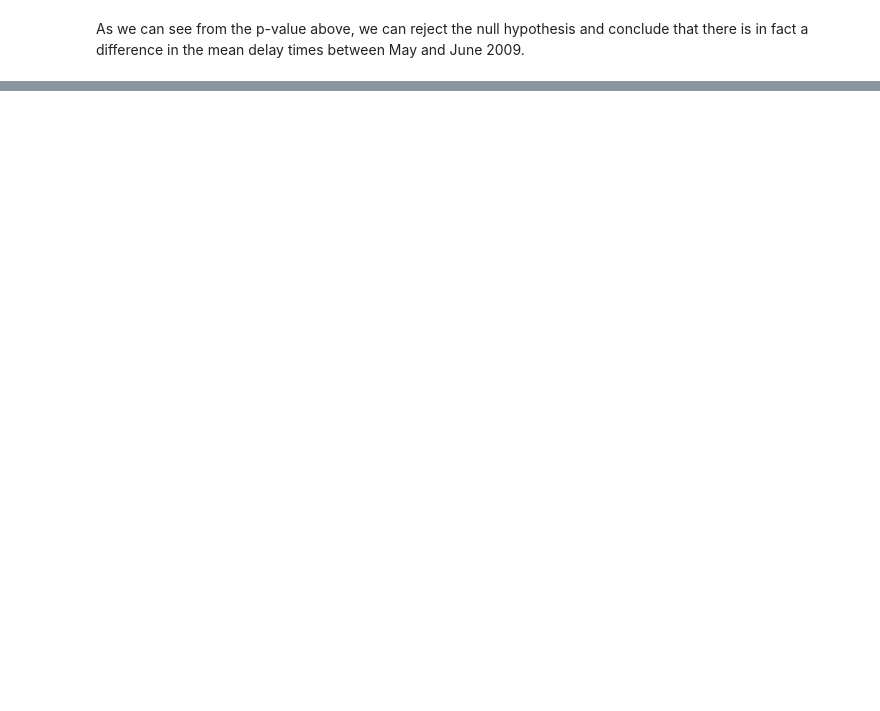
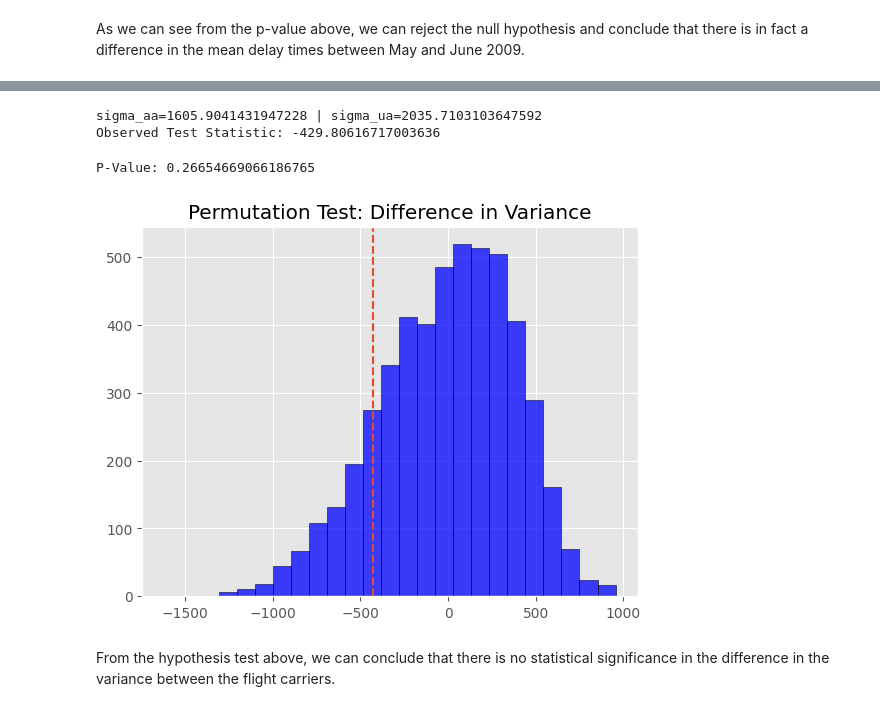
Before and after one commit to tzabilowicz/DataScience, a Jupyter notebook: case_studies/flight_delays.ipynb, the cells around one changed output, grey strips where cells are left out. Cells and saved outputs as stored; diff of their text form; code cells hidden in the pictures; blank space fills up the shorter version.

```diff
--- a/case_studies/flight_delays.ipynb
+++ b/case_studies/flight_delays.ipynb
@@ -235,0 +309,51 @@ As we can see from the p-value above, we can reject the null hypothesis and conc
+# %%
+aa_delays = flight_delays.loc[
+    flight_delays["Carrier"] == "AA", "Delay"
+]
+
+ua_delays = flight_delays.loc[
+    flight_delays["Carrier"] == "UA", "Delay"
+]
+
+sigma_aa = np.var(aa_delays)
+sigma_ua = np.var(ua_delays)
+
+t_obs = sigma_aa - sigma_ua
+
+print(f"sigma_aa={sigma_aa} | sigma_ua={sigma_ua}")
+print(f"Observed Test Statistic: {t_obs}")
+# %% [output]
+sigma_aa=1605.9041431947228 | sigma_ua=2035.7103103647592
+Observed Test Statistic: -429.80616717003636
+# %%
+delay_pool = list(aa_delays) + list(ua_delays)
+n = len(aa_delays)
+
+B = 5000
+t_perm = []
+for b in range(B):
+    np.random.shuffle(delay_pool)
+    s1 = np.array(delay_pool[:n])
+    s2 = np.array(delay_pool[n:])
+
+    t1 = np.var(s1)
+    t2 = np.var(s2)
+
+    t_perm.append(t1 - t2)
+
+# Compute two-sided p-value
+count = np.sum(np.abs(t_perm) >= np.abs(t_obs))
+p_val = (count + 1) / (B + 1)
+
+print(f"P-Value: {p_val}")
+# %% [output]
+P-Value: 0.26654669066186765
+# %%
+plt.hist(t_perm, bins=25, color="blue", alpha=0.75, edgecolor="black")
+plt.axvline(t_obs, linestyle="dashed")
+plt.title("Permutation Test: Difference in Variance")
+plt.show()
+# %% [output]
+[figure, added]
+# %% [markdown]
+From the hypothesis test above, we can conclude that there is no statistical significance in the difference in the variance between the flight carriers.
```
Also changed, not shown: parts of 12 cells of this notebook.
